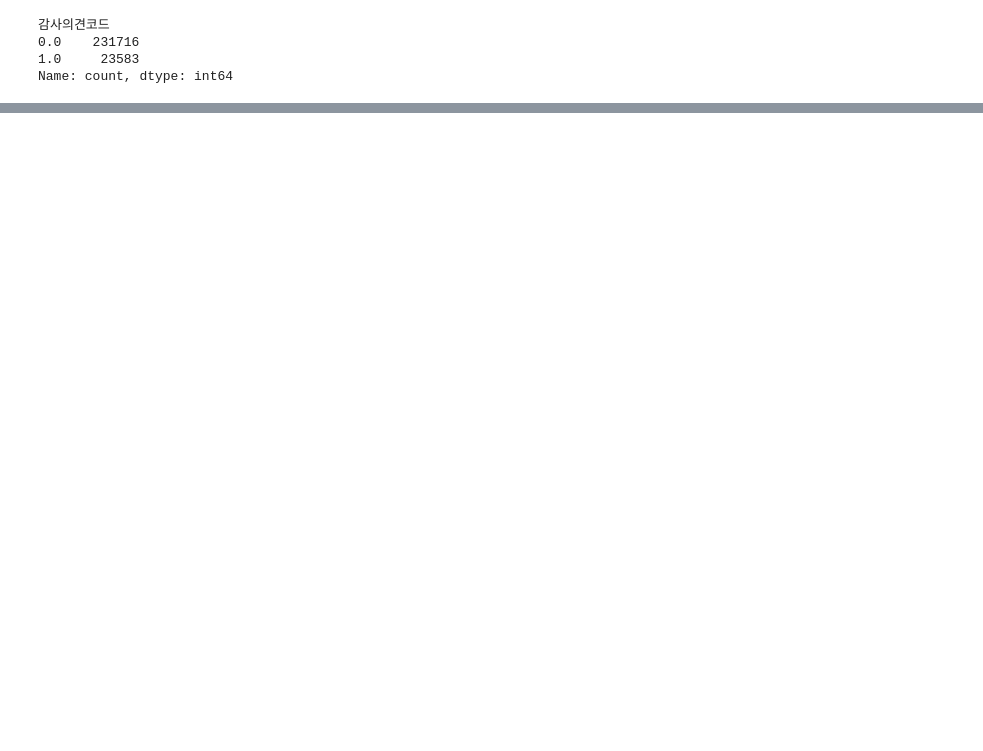
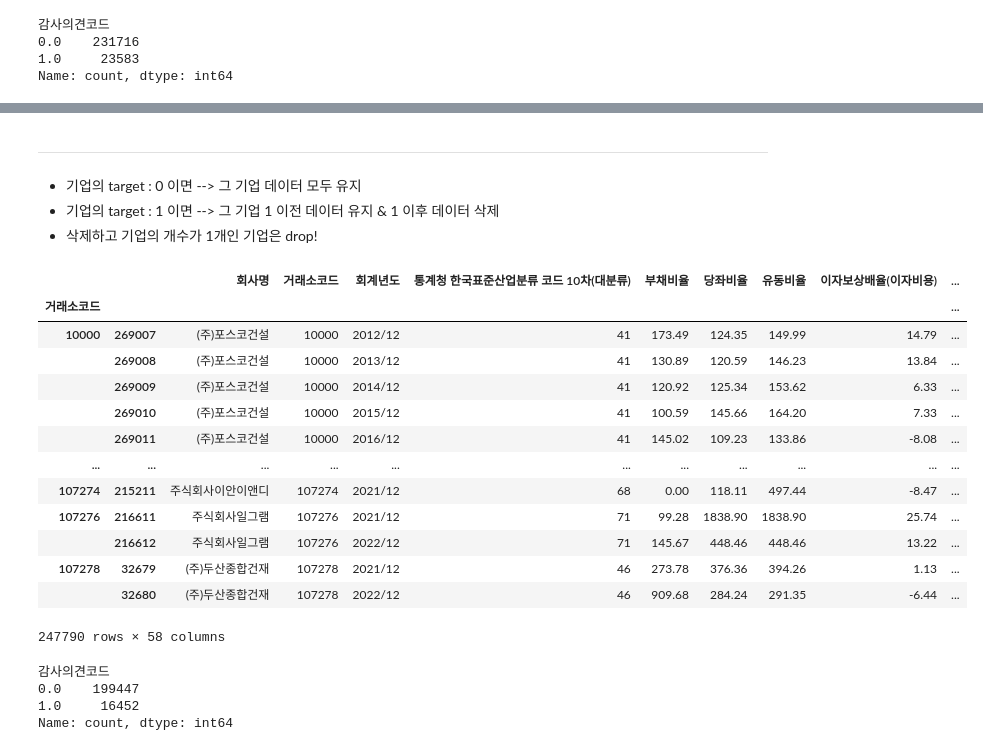
Before and after one commit to youngsang114/Project_2, a Jupyter notebook: 전처리/외감기업데이터_전처리2.ipynb, the cells around one changed output, grey strips where cells are left out. Drawn from its saved outputs; the diff is of its cells as text; code cells hidden in the pictures; blank space fills up the shorter version.

```diff
--- a/전처리/외감기업데이터_전처리2.ipynb
+++ b/전처리/외감기업데이터_전처리2.ipynb
@@ -238,0 +232,54 @@ df_외감[df_외감['Year'] !=2012]
+# %% [markdown]
+---
+# %% [markdown]
+* 기업의 target : 0 이면 --> 그 기업 데이터 모두 유지
+* 기업의 target : 1 이면 --> 그 기업 1 이전 데이터 유지 & 1 이후 데이터 삭제
+* 삭제하고 기업의 개수가 1개인 기업은 drop!
+# %%
+import pandas as pd
+
+# 거래소코드로 그룹화하여 처리하는 함수
+def process_group(group):
+    # 빈 그룹인 경우 그대로 반환
+    if group.empty:
+        return group
+
+    # 거래소코드 그룹별로 처리
+    if 1 in group['감사의견코드'].values:
+        # 1이 처음으로 나오는 인덱스 찾기
+        first_index = group.index[group['감사의견코드'] == 1][0]
+
+        # 처음으로 1이 나오는 행의 아래 행들 삭제
+        group = group.loc[:first_index]
+    else:
+        # 1이 없는 경우 그룹 그대로 유지
+        pass
+
+    return group
+# %%
+# '거래소코드'로 그룹화하여 함수를 적용하고 다시 합치기
+processed_df = df_외감.groupby('거래소코드').apply(process_group)
+
+processed_df
+# %% [output]
+|  |  | 회사명 | 거래소코드 | 회계년도 | 통계청 한국표준산업분류 코드 10차(대분류) | 부채비율 | 당좌비율 | 유동비율 | 이자보상배율(이자비용) | ... |
+| 거래소코드 |  |  |  |  |  |  |  |  |  | ... |
+| 10000 | 269007 | (주)포스코건설 | 10000 | 2012/12 | 41 | 173.49 | 124.35 | 149.99 | 14.79 | ... |
+|  | 269008 | (주)포스코건설 | 10000 | 2013/12 | 41 | 130.89 | 120.59 | 146.23 | 13.84 | ... |
+|  | 269009 | (주)포스코건설 | 10000 | 2014/12 | 41 | 120.92 | 125.34 | 153.62 | 6.33 | ... |
+|  | 269010 | (주)포스코건설 | 10000 | 2015/12 | 41 | 100.59 | 145.66 | 164.20 | 7.33 | ... |
+|  | 269011 | (주)포스코건설 | 10000 | 2016/12 | 41 | 145.02 | 109.23 | 133.86 | -8.08 | ... |
+| ... | ... | ... | ... | ... | ... | ... | ... | ... | ... | ... |
+| 107274 | 215211 | 주식회사이안이앤디 | 107274 | 2021/12 | 68 | 0.00 | 118.11 | 497.44 | -8.47 | ... |
+| 107276 | 216611 | 주식회사일그램 | 107276 | 2021/12 | 71 | 99.28 | 1838.90 | 1838.90 | 25.74 | ... |
+|  | 216612 | 주식회사일그램 | 107276 | 2022/12 | 71 | 145.67 | 448.46 | 448.46 | 13.22 | ... |
+| 107278 | 32679 | (주)두산종합건재 | 107278 | 2021/12 | 46 | 273.78 | 376.36 | 394.26 | 1.13 | ... |
+|  | 32680 | (주)두산종합건재 | 107278 | 2022/12 | 46 | 909.68 | 284.24 | 291.35 | -6.44 | ... |
+247790 rows × 58 columns
+# %%
+processed_df['감사의견코드'].value_counts()
+# %% [output]
+감사의견코드
+0.0    199447
+1.0     16452
+Name: count, dtype: int64
```
Also changed, not shown: parts of 27 cells of this notebook, 1 other file.
